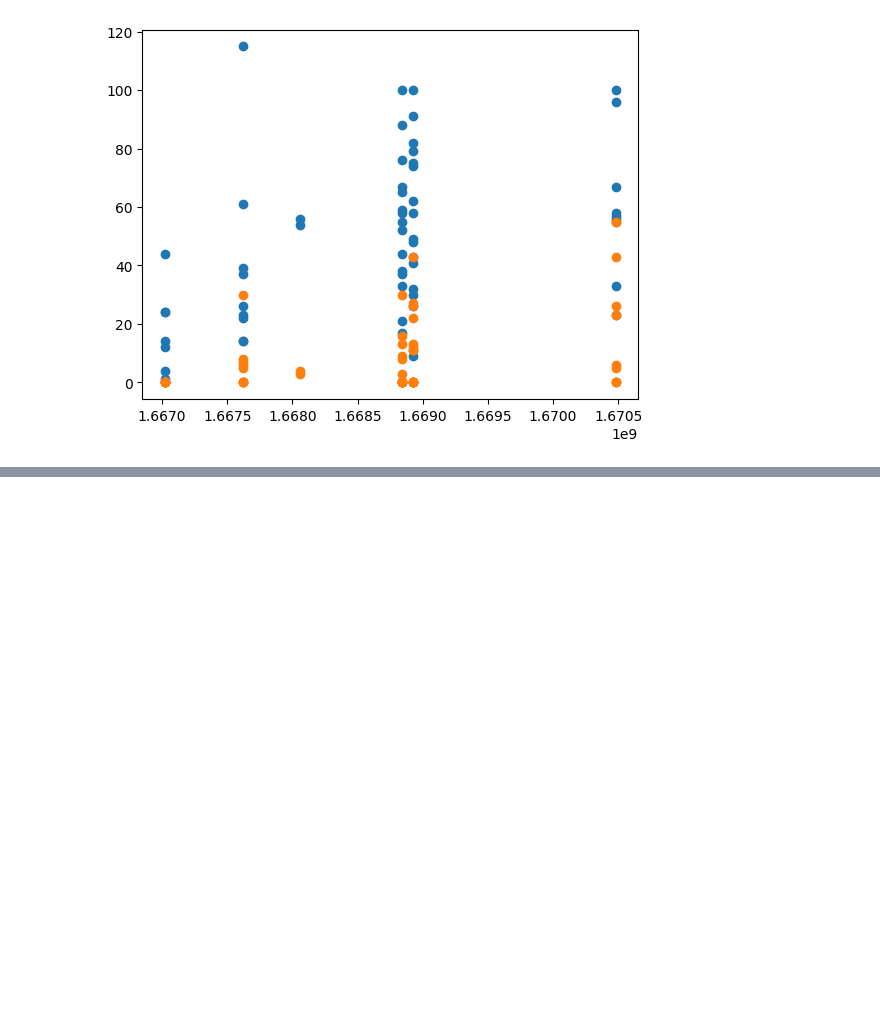
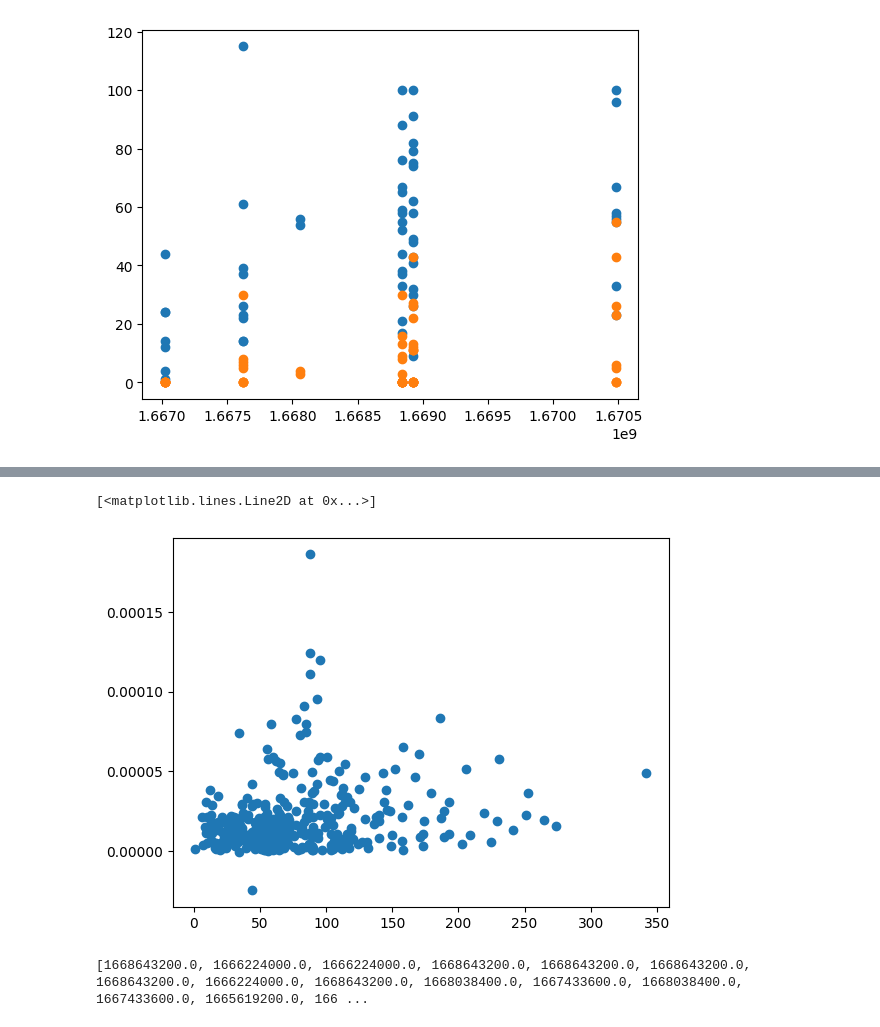
Before and after one commit to MattHandzel/TeamErrorError, a Jupyter notebook: Main/analyzeVexCompetitionData.ipynb, the cells around one changed output, grey strips where cells are left out. Cells and saved outputs as stored; diff of their text form; code cells hidden in the pictures; blank space fills up the shorter version.

```diff
--- a/Main/analyzeVexCompetitionData.ipynb
+++ b/Main/analyzeVexCompetitionData.ipynb
@@ -93,0 +89,3 @@ xs = max(a["Datetime"]), min(a["Datetime"])
+# %%
+previous_data = pd.read_csv("../AllVexData.csv")
+current_data = pd.read_csv("../AllVexData_2022_12_9.csv")
@@ -93,0 +103,37 @@ xs = max(a["Datetime"]), min(a["Datetime"])
+# %%
+# Remove any teams that are in the current data that werent in the previous data
+current_data = current_data[current_data["Team Number"].isin(previous_data["Team Number"])]
+
+current_data = current_data[pd.notna(current_data["Highest Driver Score Timestamp"])]
+
+# Remove any teams that are in previous data that aren't in current  data
+previous_data = previous_data[previous_data["Team Number"].isin(current_data["Team Number"])]
+previous_data = previous_data[pd.notna(previous_data["Highest Driver Score Timestamp"])]
+
+
+current_data = turn_datetimes_to_timestamps(current_data)
+previous_data = turn_datetimes_to_timestamps(previous_data)
+# %%
+times = []
+slopes = []
+scores = []
+for row in current_data["Team Number"]:
+  # see the index of the team number in previous data
+  try:
+    index = (previous_data["Team Number"].index[previous_data["Team Number"] == row][0])
+  except Exception as e:
+    print(e)
+  # Change in points
+  delta_points = float(current_data["Score"][current_data["Team Number"] == row].values[0] - previous_data["Score"][index])
+  if delta_points == 0:
+    continue
+  # Change in driver skills
+  delta_time = float(current_data["Datetime"][current_data["Team Number"] == row] - previous_data["Datetime"][index])
+  if delta_time == 0:
+    continue
+  print(delta_time, delta_points)
+  times.append(previous_data["Datetime"][index])
+  scores.append(previous_data["Score"][index])
+  slopes.append(delta_points / delta_time)
+
+print(slopes)
@@ -93,0 +158,9 @@ xs = max(a["Datetime"]), min(a["Datetime"])
+# %%
+plt.plot(scores, slopes, "o")
+# %% [output]
+[<matplotlib.lines.Line2D at 0x...>]
+[figure, added]
+# %%
+print(times)
+# %% [output]
+[1668643200.0, 1666224000.0, 1666224000.0, 1668643200.0, 1668643200.0, 1668643200.0, 1668643200.0, 1666224000.0, 1668643200.0, 1668038400.0, 1667433600.0, 1668038400.0, 1667433600.0, 1665619200.0, 166 ...
```
Also changed, not shown: parts of 5 cells of this notebook, 3 other files.
